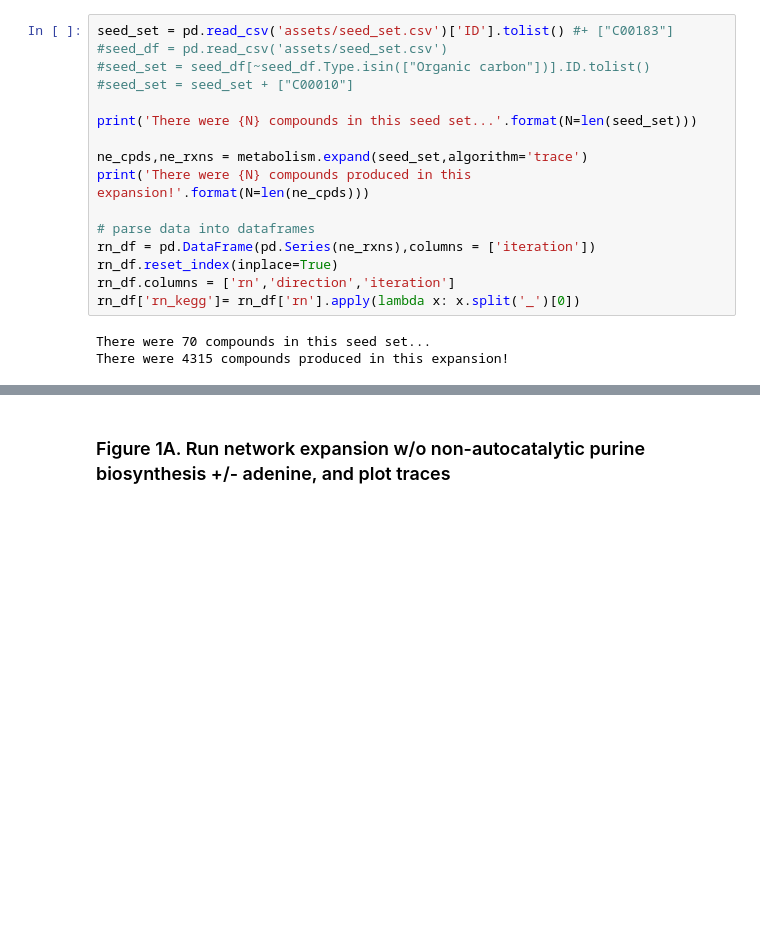
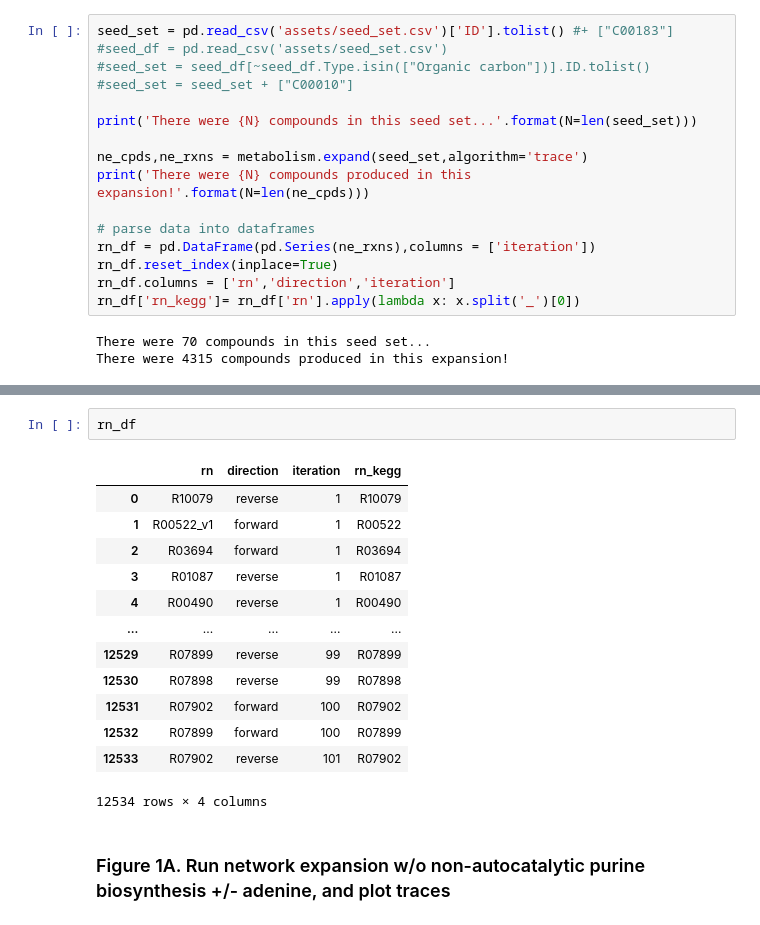
Before and after one commit to jgoldford/metabolic-continuity, a Jupyter notebook: main.ipynb, the cells around one changed output, grey strips where cells are left out. Drawn from its saved outputs; the diff is of its cells as text; blank space fills up the shorter version.

```diff
--- a/main.ipynb
+++ b/main.ipynb
@@ -53,3 +71,19 @@ There were 4315 compounds produced in this expansion!
+# %%
+rn_df
+# %% [output]
+|  | rn | direction | iteration | rn_kegg |
+| 0 | R10079 | reverse | 1 | R10079 |
+| 1 | R00522_v1 | forward | 1 | R00522 |
+| 2 | R03694 | forward | 1 | R03694 |
+| 3 | R01087 | reverse | 1 | R01087 |
+| 4 | R00490 | reverse | 1 | R00490 |
+| ... | ... | ... | ... | ... |
+| 12529 | R07899 | reverse | 99 | R07899 |
+| 12530 | R07898 | reverse | 99 | R07898 |
+| 12531 | R07902 | forward | 100 | R07902 |
+| 12532 | R07899 | forward | 100 | R07899 |
+| 12533 | R07902 | reverse | 101 | R07902 |
+12534 rows × 4 columns
 # %% [markdown]
 ### Figure 1A. Run network expansion w/o non-autocatalytic purine biosynthesis +/- adenine, and plot traces
 # %%
```
Also changed, not shown: parts of 2 cells of this notebook, 3 other files.
